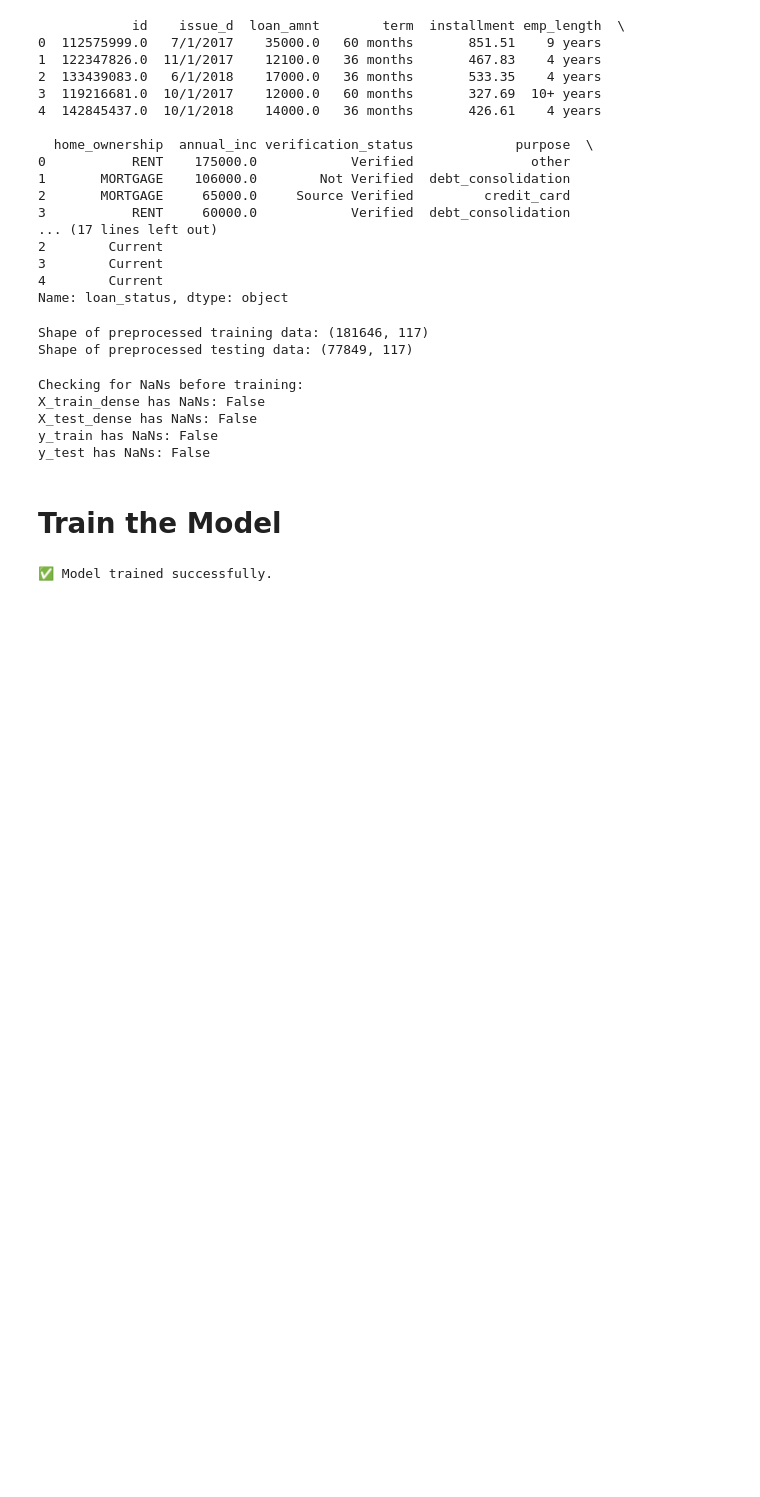
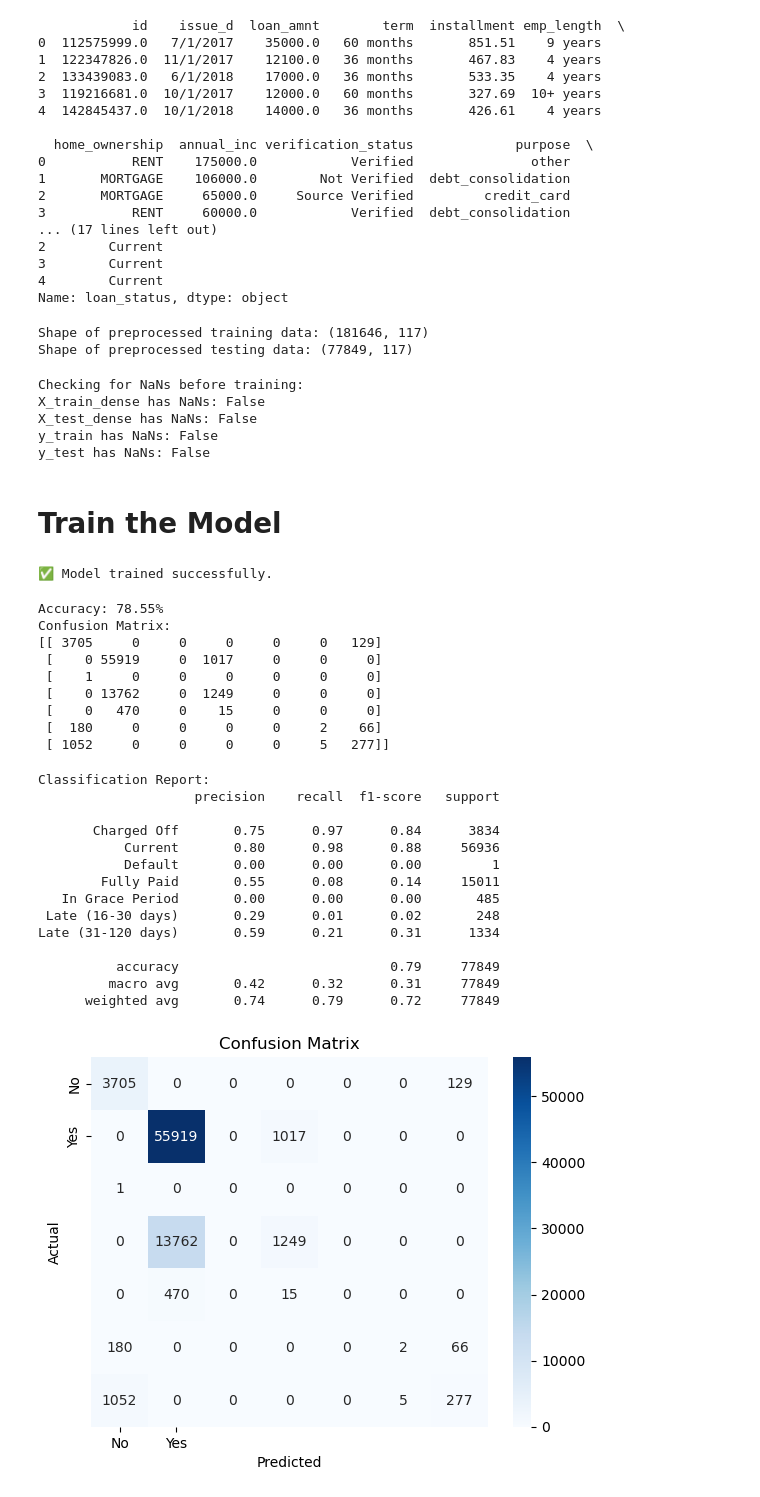
Before and after one commit to Lrdameron/Project_4, a Jupyter notebook: Trained Model.ipynb, the cells around one changed output. Cells and saved outputs as stored; diff of their text form; code cells hidden in the pictures; blank space fills up the shorter version.

```diff
--- a/Trained Model.ipynb
+++ b/Trained Model.ipynb
@@ -181,7 +183,56 @@ y_test has NaNs: False
 #  Train the Model
 # %%
 model = LogisticRegression(max_iter=1000)
-model.fit(X_train_dense, y_train)
+fit_model = model.fit(X_train_dense, y_train)
 print("✅ Model trained successfully.")
 # %% [output]
 ✅ Model trained successfully.
+# %%
+#Predictions
+y_pred = model.predict(X_test_dense)
+# %%
+# Accuracy
+accuracy = accuracy_score(y_test, y_pred)
+print(f'Accuracy: {accuracy * 100:.2f}%')
+
+# Confusion Matrix
+conf_matrix = confusion_matrix(y_test, y_pred)
+print('Confusion Matrix:')
+print(conf_matrix)
+
+# Classification Report (Precision, Recall, F1-score)
+class_report = classification_report(y_test, y_pred)
+print('Classification Report:')
+print(class_report)
+
+# Visualize Confusion Matrix
+sns.heatmap(conf_matrix, annot=True, fmt='d', cmap='Blues', xticklabels=['No', 'Yes'], yticklabels=['No', 'Yes'])
+plt.title('Confusion Matrix')
+plt.xlabel('Predicted')
+plt.ylabel('Actual')
+plt.show()
+# %% [output]
+Accuracy: 78.55%
+Confusion Matrix:
+[[ 3705     0     0     0     0     0   129]
+ [    0 55919     0  1017     0     0     0]
+ [    1     0     0     0     0     0     0]
+ [    0 13762     0  1249     0     0     0]
+ [    0   470     0    15     0     0     0]
+ [  180     0     0     0     0     2    66]
+ [ 1052     0     0     0     0     5   277]]
+Classification Report:
+                    precision    recall  f1-score   support
+
+       Charged Off       0.75      0.97      0.84      3834
+           Current       0.80      0.98      0.88     56936
+           Default       0.00      0.00      0.00         1
+        Fully Paid       0.55      0.08      0.14     15011
+   In Grace Period       0.00      0.00      0.00       485
+ Late (16-30 days)       0.29      0.01      0.02       248
+Late (31-120 days)       0.59      0.21      0.31      1334
+
+          accuracy                           0.79     77849
+         macro avg       0.42      0.32      0.31     77849
+      weighted avg       0.74      0.79      0.72     77849
+[figure, added]
```
Also changed, not shown: parts of 1 cell of this notebook, 1 other file.
